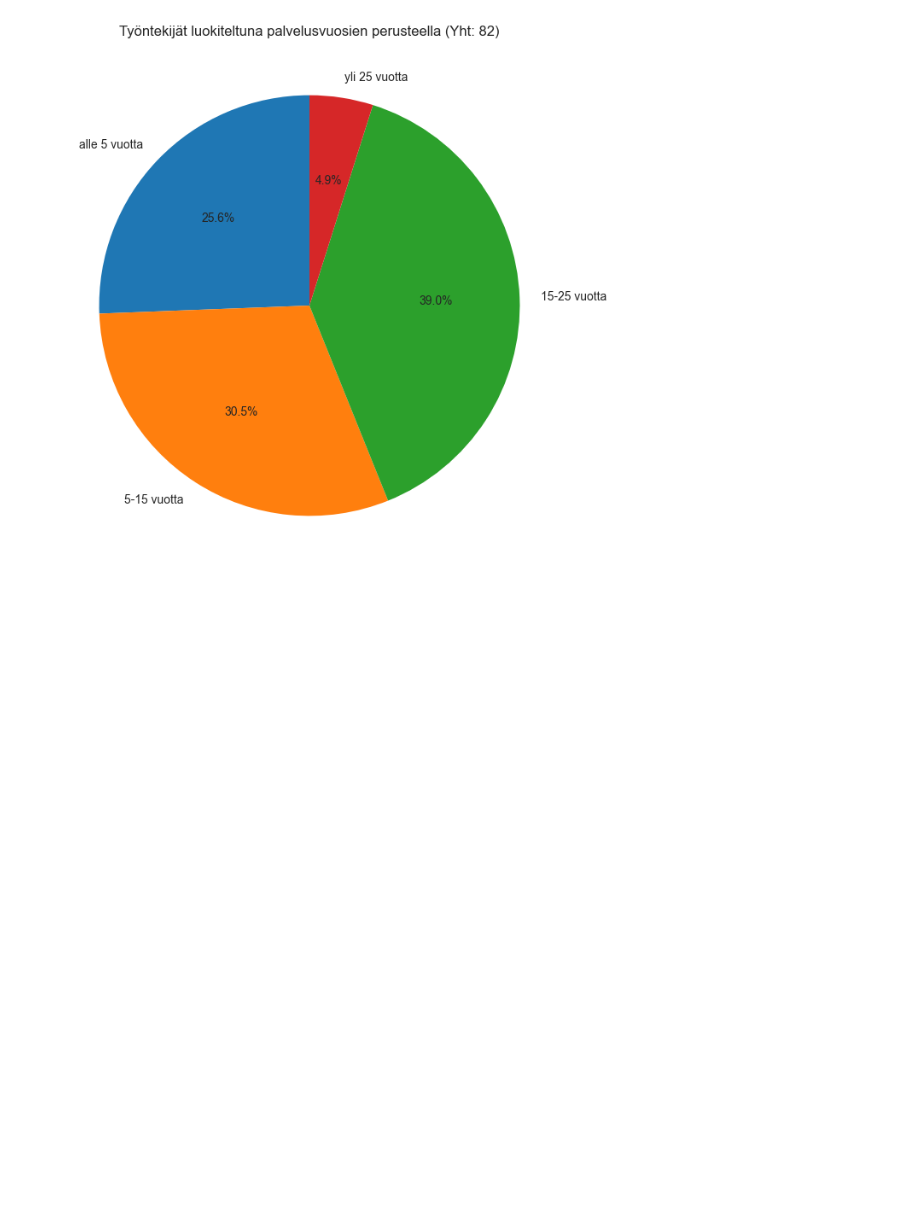
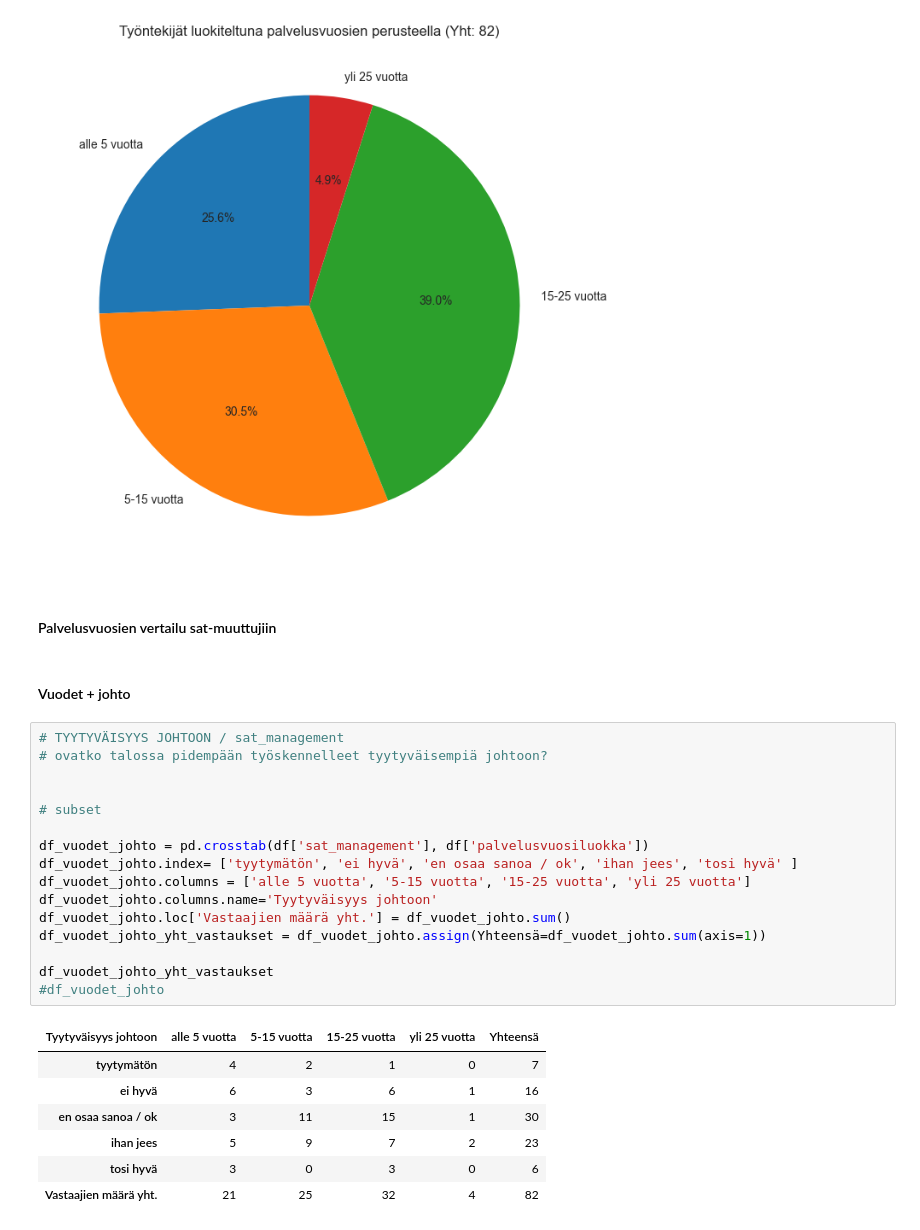
Before and after one commit to Hildura/Tiedonk-sittely-Pytjonilla-Ryhm-5, a Jupyter notebook: Projekti/Analyzing_WorkPlaceSatisfactionSurveyData.ipynb, the cells around one changed output. Saved outputs shown, nothing was run; the diff lists cells and outputs as text; blank space fills up the shorter version.

```diff
--- a/Projekti/Analyzing_WorkPlaceSatisfactionSurveyData.ipynb
+++ b/Projekti/Analyzing_WorkPlaceSatisfactionSurveyData.ipynb
@@ -767,3 +789,31 @@ plt.title(f'Työntekijät luokiteltuna palvelusvuosien perusteella (Yht: {total}
 plt.show()
 # %% [output]
 [figure]
+# %% [markdown]
+#### Palvelusvuosien vertailu sat-muuttujiin
+# %% [markdown]
+#### Vuodet + johto
+# %%
+# TYYTYVÄISYYS JOHTOON / sat_management
+# ovatko talossa pidempään työskennelleet tyytyväisempiä johtoon?
+
+
+# subset
+
+df_vuodet_johto = pd.crosstab(df['sat_management'], df['palvelusvuosiluokka'])
+df_vuodet_johto.index= ['tyytymätön', 'ei hyvä', 'en osaa sanoa / ok', 'ihan jees', 'tosi hyvä' ]
+df_vuodet_johto.columns = ['alle 5 vuotta', '5-15 vuotta', '15-25 vuotta', 'yli 25 vuotta']
+df_vuodet_johto.columns.name='Tyytyväisyys johtoon'
+df_vuodet_johto.loc['Vastaajien määrä yht.'] = df_vuodet_johto.sum()
+df_vuodet_johto_yht_vastaukset = df_vuodet_johto.assign(Yhteensä=df_vuodet_johto.sum(axis=1))
+
+df_vuodet_johto_yht_vastaukset
+#df_vuodet_johto
+# %% [output]
+| Tyytyväisyys johtoon | alle 5 vuotta | 5-15 vuotta | 15-25 vuotta | yli 25 vuotta | Yhteensä |
+| tyytymätön | 4 | 2 | 1 | 0 | 7 |
+| ei hyvä | 6 | 3 | 6 | 1 | 16 |
+| en osaa sanoa / ok | 3 | 11 | 15 | 1 | 30 |
+| ihan jees | 5 | 9 | 7 | 2 | 23 |
+| tosi hyvä | 3 | 0 | 3 | 0 | 6 |
+| Vastaajien määrä yht. | 21 | 25 | 32 | 4 | 82 |
```
Also changed, not shown: parts of 29 cells of this notebook.
